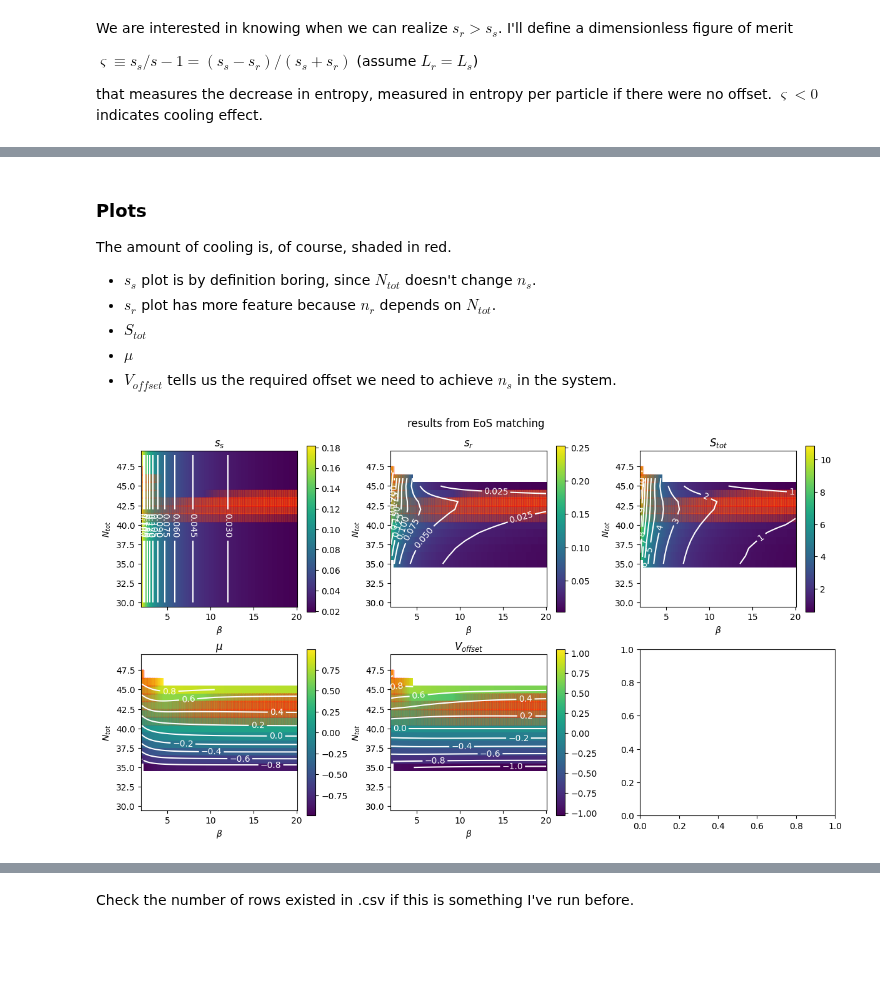
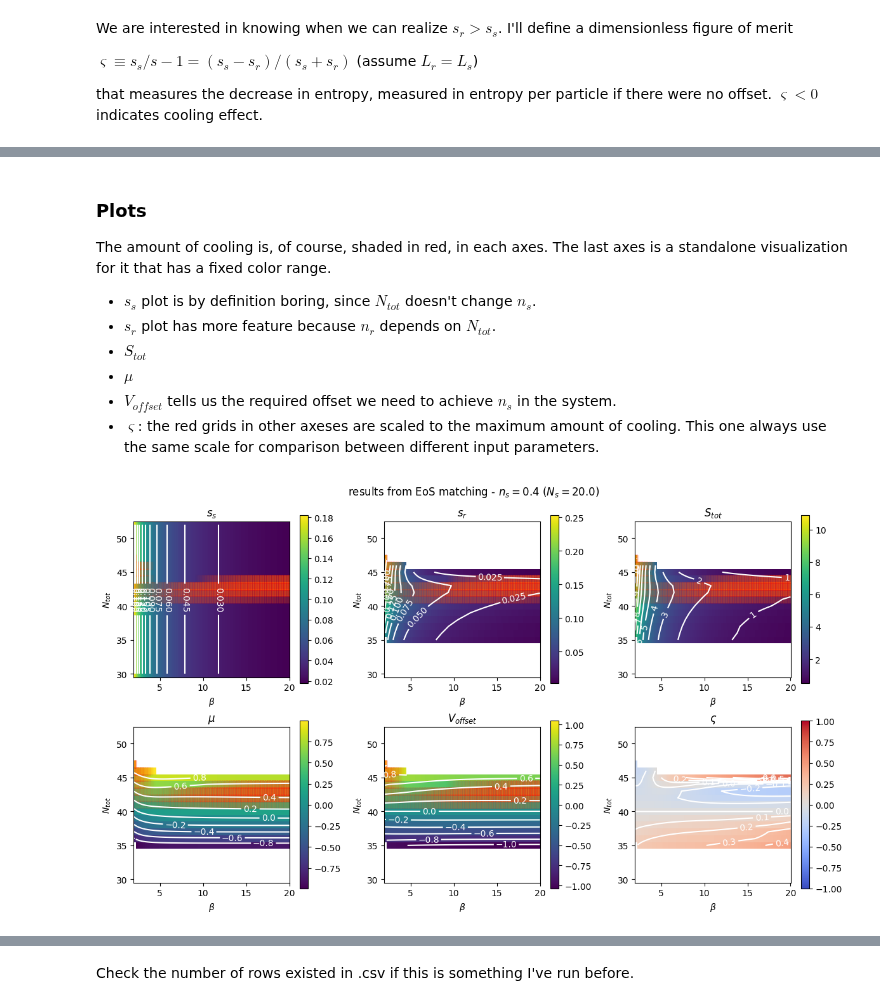
Before and after one commit to Shao-Wen-Chang/E9_constant, a Jupyter notebook: projects/flat_band_cooling/tenpy_results/eos_matcher.ipynb, the cells around one changed output, grey strips where cells are left out. Drawn from its saved outputs; the diff is of its cells as text; code cells hidden in the pictures; blank space fills up the shorter version.

```diff
--- a/projects/flat_band_cooling/tenpy_results/eos_matcher.ipynb
+++ b/projects/flat_band_cooling/tenpy_results/eos_matcher.ipynb
@@ -105,11 +129,11 @@ filter_params = {"V": V_model, "shift": shift_model}
 # %%
-L_subregion = folder_params["L"]    # We checked consistency for this one
+L_subregion = tnpspc["L"]    # We checked consistency for this one
 print(f"Each subregion contains {L_subregion} unit cells")
 # %% [output]
 Each subregion contains 25 unit cells
 # %%
 df_all_data = pd.DataFrame.from_records(records_EoS)
-df_filtered = df_all_data.query(f"(V == {V_model}) & (shift == {shift_model}) & (L == {L_subregion})")
+df_filtered = df_all_data.query(f"(V == {V_model}) & (shift == {shift_model})")
 idx_list = ["mu", "beta"]
 df_filtered = df_filtered.set_index(idx_list).sort_index()
 
@@ -272,7 +298,7 @@ def s2_at_mu(mu_vals, beta_vals, s2_grid, mu_of_beta, fill_value=np.nan):
 ### Scan $N_{tot}$
 # %%
 idx_beta_scan = (beta_vals >= 2.)       # Otherwise the contours will be concentrated at small beta where things are boring
-# idx_beta_scan = (beta_vals >= -1.)      # All beta
+# idx_beta_scan = (beta_vals >= -1.)      # All beta, use this for the .csv file
 beta_scan = beta_vals[idx_beta_scan]
-N_tot_arr = np.arange(30, 50)
+N_tot_arr = np.arange(30, 53)
 n_s_tar = 0.4   # target filling in the system
@@ -333,30 +365,33 @@ np.float64(-0.24736261901644924)
 # %% [markdown]
 ### Plots
-The amount of cooling is, of course, shaded in red.
+The amount of cooling is, of course, shaded in red, in each axes. The last axes is a standalone visualization for it that has a fixed color range.
 * $s_s$ plot is by definition boring, since $N_{tot}$ doesn't change $n_s$.
 * $s_r$ plot has more feature because $n_r$ depends on $N_{tot}$.
 * $S_{tot}$
 * $\mu$
 * $V_{offset}$ tells us the required offset we need to achieve $n_s$ in the system.
+* $\varsigma$: the red grids in other axeses are scaled to the maximum amount of cooling. This one always use the same scale for comparison between different input parameters.
 # %%
 fig_eos, axes_eos = plt.subplots(2, 3, figsize = (12, 7))
 alpha_cooling_max = 0.3
-for ax, vals, str_label, clim in zip(axes_eos.flatten(),
-                    [s2_s_all, s2_r_all, S2_tot_all, mu_glob_all, dmu_all],
-                    [r"$s_s$", r"$s_r$", r"$S_{tot}$", r"$\mu$", r"$V_{offset}$"],
-                    [None, None, None, None, None]):
-    img = ax.pcolormesh(beta_scan, N_tot_arr, vals, clim = clim, cmap = "viridis")
+for ax, vals, cmap, str_label, clim in zip(axes_eos.flatten(),
+                    [s2_s_all, s2_r_all, S2_tot_all, mu_glob_all, dmu_all, varsigma_all],
+                    ["viridis", "viridis", "viridis", "viridis", "viridis", "coolwarm"],
+                    [r"$s_s$", r"$s_r$", r"$S_{tot}$", r"$\mu$", r"$V_{offset}$", r"$\varsigma$"],
+                    [None, None, None, None, None, (-1, 1)]):
+    img = ax.pcolormesh(beta_scan, N_tot_arr, vals, clim = clim, cmap = cmap)
     ax.set_box_aspect(1)
     ax.set_title(str_label)
     ax.set_xlabel(r"$\beta$")
     ax.set_ylabel(r"$N_{tot}$")
     cntr = ax.contour(beta_scan, N_tot_arr, vals, colors = "white", linestyles = "solid", levels = 10)
     ax.clabel(cntr, inline = True)
     fig_eos.colorbar(img, ax = ax)
-    ax.pcolormesh(beta_scan, N_tot_arr, np.ones_like(vals), clim = (0, 1), color = "red",
-                  alpha = mask_alpha_cooling * alpha_cooling_max)
-fig_eos.suptitle("results from EoS matching")
+    if str_label != r"$\varsigma$":
+        ax.pcolormesh(beta_scan, N_tot_arr, np.ones_like(vals), clim = (0, 1), color = "red",# lw = 0.,
+                    alpha = mask_alpha_cooling * alpha_cooling_max)
+fig_eos.suptitle(rf"results from EoS matching - $n_s =${n_s_tar} ($N_s =${N_s_tar})")
 fig_eos.tight_layout()
 # %% [output]
-[figure, old version]
+[figure, new version]
 # %% [markdown]
```
Also changed, not shown: parts of 26 cells of this notebook, 15 other files.
